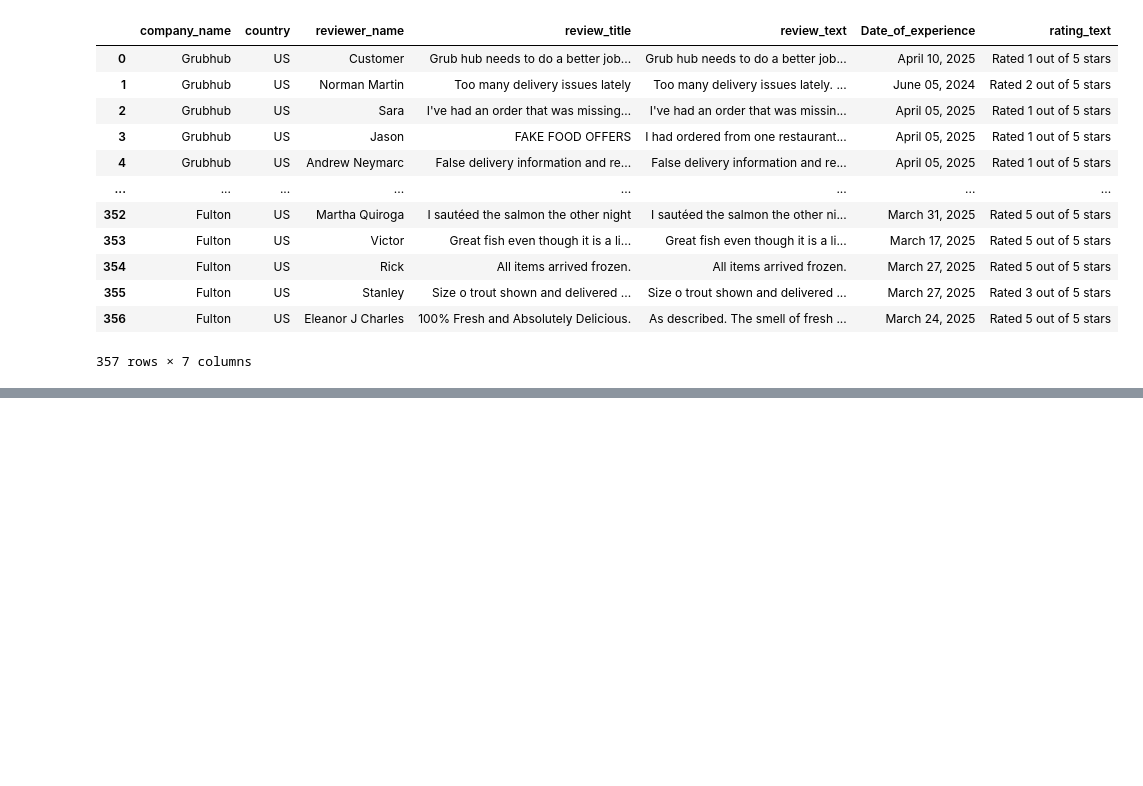
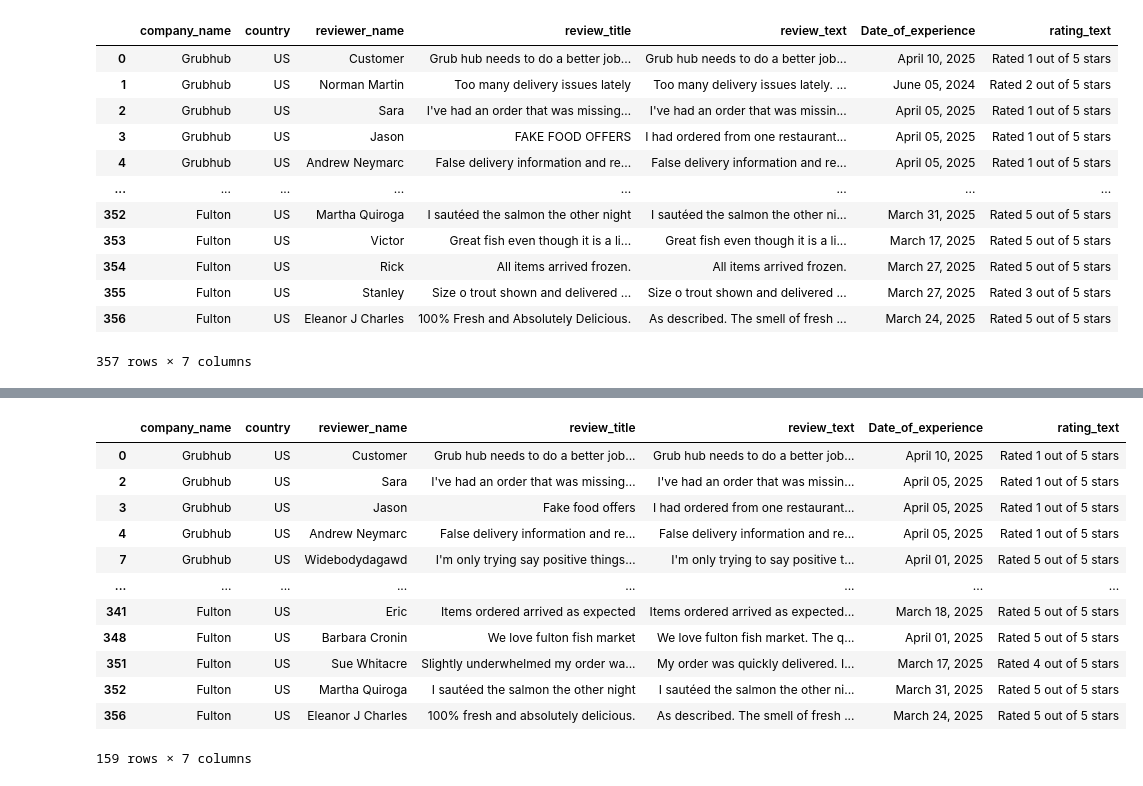
Before and after one commit to Nel-zi/Techgenius_capstone_project, a Jupyter notebook: Techgenius.ipynb, the cells around one changed output, grey strips where cells are left out. Drawn from its saved outputs; the diff is of its cells as text; code cells hidden in the pictures; blank space fills up the shorter version.

```diff
--- a/Techgenius.ipynb
+++ b/Techgenius.ipynb
@@ -377,0 +417,5 @@ con.close()
+# %%
+# 2, Removing irrelevant reviews by setting a minimum word count threshold
+df = df[df['review_text'].str.len() > 150]  # only reviews longer than 50 characters
+
+df.info()
@@ -377,0 +450,11 @@ con.close()
+# %%
+# Convert to lowercase, strip spaces, and capitalize first letters of sentences in the review_title
+df['review_title'] = (
+    df['review_title']
+    .str.lower()                # Convert to lowercase
+    .str.strip()                # Remove leading/trailing spaces
+    .str.replace(r'\s+', ' ', regex=True)  # Replace multiple spaces with one
+    .str.capitalize()           # Capitalize first character of the entire string
+    .str.replace(r'\.\s*([a-z])', lambda x: f". {x.group(1).upper()}", regex=True) # Capitalize the first letter after periods and ensure proper spacing, # Find periods followed by optional spaces and a lowercase letter, # Replace with ". " + uppercase letter
+
+)
@@ -377,0 +484,21 @@ con.close()
+# %%
+# Convert to lowercase, strip spaces, and capitalize first letters of sentences in the company_name
+
+df['company_name'] = (
+    df['company_name']
+    .str.lower()
+    .str.replace(r"\s+", " ", regex=True)  # Fix multiple spaces
+    .str.strip()  # Remove leading/trailing spaces
+    .str.capitalize() # Capitalize first character of the entire string
+)
+# %%
+# 4, Next is to remove stopwords in the
+
+from nltk.corpus import stopwords
+stop_words = set(stopwords.words('english'))
+
+# A helper function to remove stopwords
+def remove_stopwords(text):
+    return ' '.join(word for word in text.split() if word not in stop_words)
+
+df['review_text'] = df['review_text'].apply(remove_stopwords)
@@ -377,0 +522,16 @@ con.close()
+# %%
+df
+# %% [output]
+|  | company_name | country | reviewer_name | review_title | review_text | Date_of_experience | rating_text |
+| 0 | Grubhub | US | Customer | Grub hub needs to do a better job... | Grub hub needs to do a better job... | April 10, 2025 | Rated 1 out of 5 stars |
+| 2 | Grubhub | US | Sara | I've had an order that was missing… | I've had an order that was missin... | April 05, 2025 | Rated 1 out of 5 stars |
+| 3 | Grubhub | US | Jason | Fake food offers | I had ordered from one restaurant... | April 05, 2025 | Rated 1 out of 5 stars |
+| 4 | Grubhub | US | Andrew Neymarc | False delivery information and re... | False delivery information and re... | April 05, 2025 | Rated 1 out of 5 stars |
+| 7 | Grubhub | US | Widebodydagawd | I'm only trying say positive things… | I'm only trying to say positive t... | April 01, 2025 | Rated 5 out of 5 stars |
+| ... | ... | ... | ... | ... | ... | ... | ... |
+| 341 | Fulton | US | Eric | Items ordered arrived as expected | Items ordered arrived as expected... | March 18, 2025 | Rated 5 out of 5 stars |
+| 348 | Fulton | US | Barbara Cronin | We love fulton fish market | We love fulton fish market. The q... | April 01, 2025 | Rated 5 out of 5 stars |
+| 351 | Fulton | US | Sue Whitacre | Slightly underwhelmed my order wa... | My order was quickly delivered. I... | March 17, 2025 | Rated 4 out of 5 stars |
+| 352 | Fulton | US | Martha Quiroga | I sautéed the salmon the other night | I sautéed the salmon the other ni... | March 31, 2025 | Rated 5 out of 5 stars |
+| 356 | Fulton | US | Eleanor J Charles | 100% fresh and absolutely delicious. | As described. The smell of fresh ... | March 24, 2025 | Rated 5 out of 5 stars |
+159 rows × 7 columns
```
Also changed, not shown: parts of 7 cells of this notebook, 1 other file.
